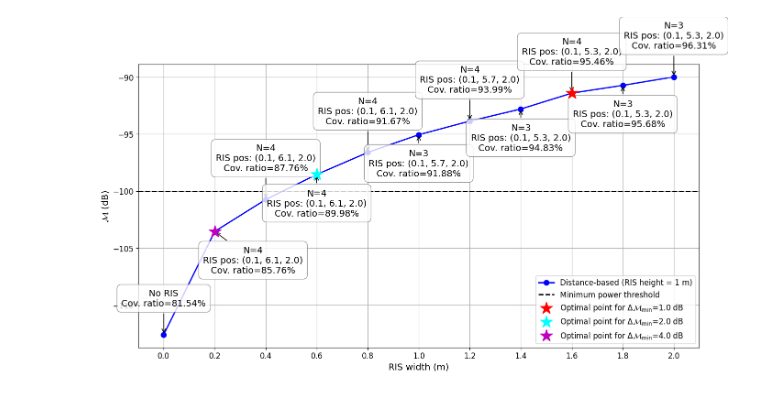
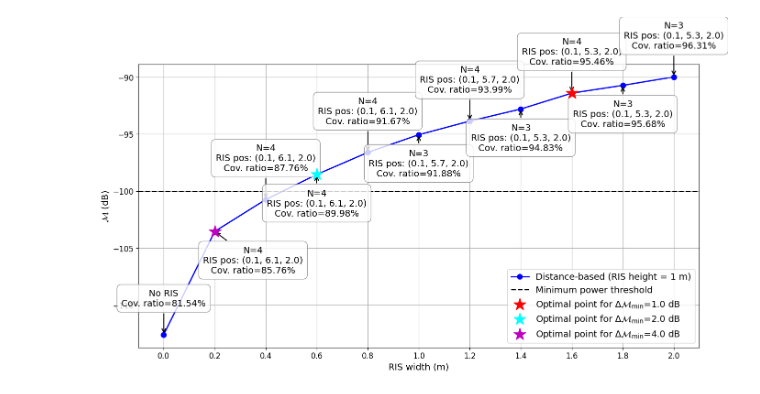
Before and after one commit to ekilcioglu/RIS-Optimization-GUI, a Jupyter notebook: GUI.ipynb, the cells around one changed output. Cells and saved outputs as stored; diff of their text form; code cells hidden in the pictures.

```diff
--- a/GUI.ipynb
+++ b/GUI.ipynb
@@ -1824,7 +1824,7 @@ def visualize_performance_vs_width(best_configs_per_width, thresholds, coverage_
     plt.show()
 
 # Visualization function for multiple curves
-def visualize_multiple_curves(curve_data, thresholds, no_ris_performance=-112.58379364013672):
+def visualize_multiple_curves(curve_data, thresholds, no_ris_performance=-112.58379364013672): # -112.58379364013672 or -121.86965942382812
     """
     Plot multiple performance vs. RIS width curves with consolidated optimal point labels.
 
@@ -1836,7 +1836,7 @@ def visualize_multiple_curves(curve_data, thresholds, no_ris_performance=-112.58
     plt.figure(figsize=(14, 8))
 
     # Iterate over the curves to plot them
-    markers_plots = ['o','>','<','x']
+    markers_plots = ['o','<','>','x']
     for curve_count, curve in enumerate(curve_data):
         best_configs_per_width = curve['best_configs']
         coverage_ratios = curve['coverage_ratios']
@@ -1845,7 +1845,7 @@ def visualize_multiple_curves(curve_data, thresholds, no_ris_performance=-112.58
 
         widths = [0.0]
         performances = [no_ris_performance]
-        annotations = ["No RIS\nCov. ratio=81.54%"]
+        annotations = ["No RIS\nCov. ratio=81.54%"] # 81.54% or 90.40%
         for width in sorted(best_configs_per_width.keys()):
             config_str, performance = best_configs_per_width[width]
             num_targets, _, position = parse_config(config_str)
@@ -1861,6 +1861,55 @@ def visualize_multiple_curves(curve_data, thresholds, no_ris_performance=-112.58
         plt.plot(widths, performances, color=curve_color, marker=markers_plots[curve_count], markersize=8, linestyle='None', zorder=2)
         plt.rcParams.update({'font.size': 12})
         # Annotate points
+        '''
+        for i, (x, y, annot) in enumerate(zip(widths, performances, annotations)):
+            if i == 0:
+                plt.annotate(
+                    annot,
+                    xy=(x, y),
+                    xytext=(0, 45),  # Alternate annotation placement
+                    textcoords='offset points',
+                    ha='center',
+                    fontsize=14,
+                    bbox=dict(boxstyle='round,pad=0.5', fc='white', ec='gray', alpha=0.8),
+                    arrowprops=dict(arrowstyle='->', color='black', lw=1.5),
+                )
+            elif i in [1,3,5,8,10]:
+                if curve_count == 0:
+                    if i == 1:
+                        plt.annotate(
+                            annot,
+                            xy=(x, y),
+                            xytext=(60, -80),
+                            textcoords='offset points',
+                            ha='center',
+                            fontsize=14,
+                            bbox=dict(boxstyle='round,pad=0.5', fc='white', ec='gray', alpha=0.8),
+                            arrowprops=dict(arrowstyle='->', color='black', lw=1.5),
+                        )
+                    else:
+                        plt.annotate(
+                            annot,
+                            xy=(x, y),
+                            xytext=(-20 if i != 8 else -50, -80),
+                            textcoords='offset points',
+                            ha='center',
+                            fontsize=14,
+                            bbox=dict(boxstyle='round,pad=0.5', fc='white', ec='gray', alpha=0.8),
+                            arrowprops=dict(arrowstyle='->', color='black', lw=1.5),
+                        )
+                else:
+                    plt.annotate(
+                        annot,
+                        xy=(x, y),
+                        xytext=(-20 if i != 5 else 0, 30),
+                        textcoords='offset points',
+                        ha='center',
+                        fontsize=14,
+                        bbox=dict(boxstyle='round,pad=0.5', fc='white', ec='gray', alpha=0.8),
+                        arrowprops=dict(arrowstyle='->', color='black', lw=1.5),
+                    )   '''
+
         for i, (x, y, annot) in enumerate(zip(widths, performances, annotations)):
             if i == 1:
                 plt.annotate(
@@ -1871,7 +1920,7 @@ def visualize_multiple_curves(curve_data, thresholds, no_ris_performance=-112.58
                     ha='center',
                     fontsize=14,
                     bbox=dict(boxstyle='round,pad=0.5', fc='white', ec='gray', alpha=0.8),
-                    arrowprops=dict(arrowstyle='->', color='black', lw=1.2),
+                    arrowprops=dict(arrowstyle='->', color='black', lw=1.5),
                 )
             else:
                 plt.annotate(
@@ -1882,7 +1931,7 @@ def visualize_multiple_curves(curve_data, thresholds, no_ris_performance=-112.58
                     ha='center',
                     fontsize=14,
                     bbox=dict(boxstyle='round,pad=0.5', fc='white', ec='gray', alpha=0.8),
-                    arrowprops=dict(arrowstyle='->', color='black', lw=1.2),
+                    arrowprops=dict(arrowstyle='->', color='black', lw=1.5),
                 )
     plt.axhline(y=-100, color='black', linestyle='--', linewidth=2, label="Minimum power threshold")
     # Add optimal points for each threshold across all curves
@@ -1911,33 +1960,33 @@ def visualize_multiple_curves(curve_data, thresholds, no_ris_performance=-112.58
     plt.xlabel("RIS width (m)", fontsize=14)
     plt.ylabel("$\mathcal{M}$ (dB)", fontsize=14)
     #plt.title("Performance Metric vs RIS Width", fontsize=14)
-    plt.legend(loc="lower right", fontsize=12)
+    plt.legend(loc="lower right", fontsize=14)
     plt.grid(True)
     plt.tight_layout()
     x_ticks = np.arange(0, 2.2, 0.2)  # 2.2 to include 2.0 in case of floating point precision issues
     plt.xticks(x_ticks)
     plt.savefig("multiple_curves_perf_metric_vs_RIS_width.png", bbox_inches="tight")
     plt.show()
 
 def define_curve(metrics_file, coverage_file, label, color):
     with open(metrics_file, 'r') as f1, open(coverage_file, 'r') as f2:
         metrics_data = json.load(f1)
         coverage_data = json.load(f2)
     best_configs = find_best_configs_per_width(metrics_data)
     return {'best_configs': best_configs, 'coverage_ratios': coverage_data, 'label': label, 'color': color}
 if __name__ == "__main__":
     # Define multiple curves
     curves = [
         define_curve("Paper-OJAP\Data results\Distance-based\metrics_RIS_height_1.0_-100dB_Distance-based.json", "Paper-OJAP\Data results\Distance-based\metrics_coverage_ratio_RIS_height_1.0_-100dB_Distance-based.json", "Distance-based (RIS height = 1 m)", 'blue'),
         #define_curve("Paper-OJAP\Data results\Distance-based\metrics_RIS_height_0.5_-100dB_Distance-based.json", "Paper-OJAP\Data results\Distance-based\metrics_coverage_ratio_RIS_height_0.5_-100dB_Distance-based.json", "Distance-based (RIS height = 0.5 m)", 'orange'),
         #define_curve("Paper-OJAP\Data results\Gradient-based\metrics_RIS_height_1.0_-100dB_Gradient-based.json", "Paper-OJAP\Data results\Gradient-based\metrics_coverage_ratio_RIS_height_1.0_-100dB_Gradient-based.json", "Gradient-based (RIS height = 1 m)", 'green'),
         #define_curve("Paper-OJAP\Data results\Gradient-based\metrics_RIS_height_0.5_-100dB_Gradient-based.json", "Paper-OJAP\Data results\Gradient-based\metrics_coverage_ratio_RIS_height_0.5_-100dB_Gradient-based.json", "Gradient-based (RIS height = 0.5 m)", 'black')
     ]
 
     # Threshold values
     thresholds = [1, 2, 4]  # Example thresholds (in dB)
 
     # Visualize multiple curves
     visualize_multiple_curves(curves, thresholds)
 # %% [output]
-[figure, old version]
+[figure, new version]
```
Also changed, not shown: parts of 1 cell of this notebook, 26 other files.
